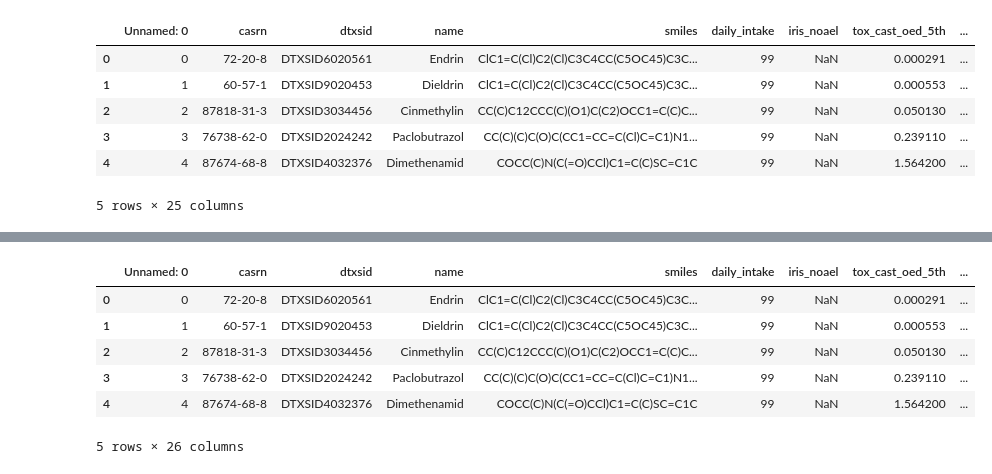
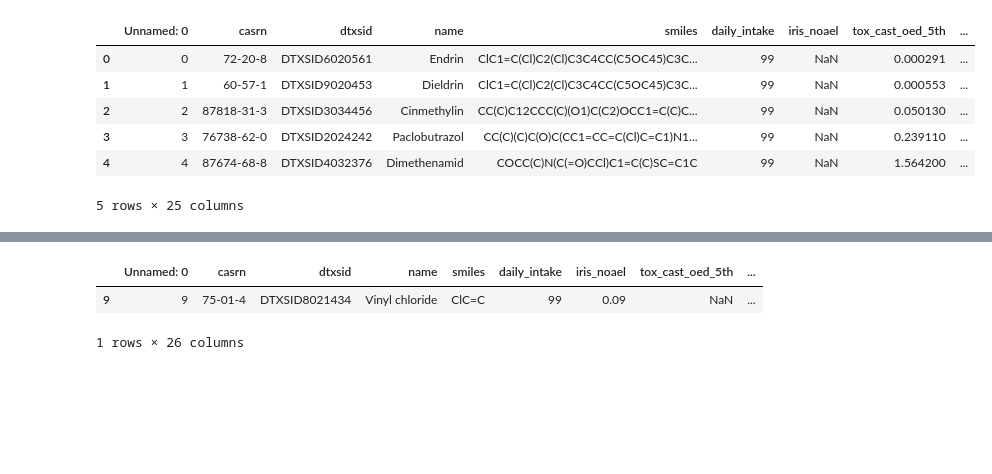
Before and after one commit to g-patlewicz/ttc_nccrp, a Jupyter notebook: notebooks/02-testing.ipynb, the cells around one changed output, grey strips where cells are left out. Cells and saved outputs as stored; diff of their text form; code cells hidden in the pictures; blank space fills up the shorter version.

```diff
--- a/notebooks/02-testing.ipynb
+++ b/notebooks/02-testing.ipynb
@@ -118,10 +122,6 @@ result_df.to_csv(raw_dir/'results2.csv')
 # %%
-result_df.head()
+result_df[result_df['name'] == 'Vinyl chloride']
 # %% [output]
 |  | Unnamed: 0 | casrn | dtxsid | name | smiles | daily_intake | iris_noael | tox_cast_oed_5th | ... |
-| 0 | 0 | 72-20-8 | DTXSID6020561 | Endrin | ClC1=C(Cl)C2(Cl)C3C4CC(C5OC45)C3C... | 99 | NaN | 0.000291 | ... |
-| 1 | 1 | 60-57-1 | DTXSID9020453 | Dieldrin | ClC1=C(Cl)C2(Cl)C3C4CC(C5OC45)C3C... | 99 | NaN | 0.000553 | ... |
-| 2 | 2 | 87818-31-3 | DTXSID3034456 | Cinmethylin | CC(C)C12CCC(C)(O1)C(C2)OCC1=C(C)C... | 99 | NaN | 0.050130 | ... |
-| 3 | 3 | 76738-62-0 | DTXSID2024242 | Paclobutrazol | CC(C)(C)C(O)C(CC1=CC=C(Cl)C=C1)N1... | 99 | NaN | 0.239110 | ... |
-| 4 | 4 | 87674-68-8 | DTXSID4032376 | Dimethenamid | COCC(C)N(C(=O)CCl)C1=C(C)SC=C1C | 99 | NaN | 1.564200 | ... |
+| 9 | 9 | 75-01-4 | DTXSID8021434 | Vinyl chloride | ClC=C | 99 | 0.09 | NaN | ... |
-5 rows × 26 columns
+1 rows × 26 columns
```
Also changed, not shown: parts of 5 cells of this notebook, 2 other files.
